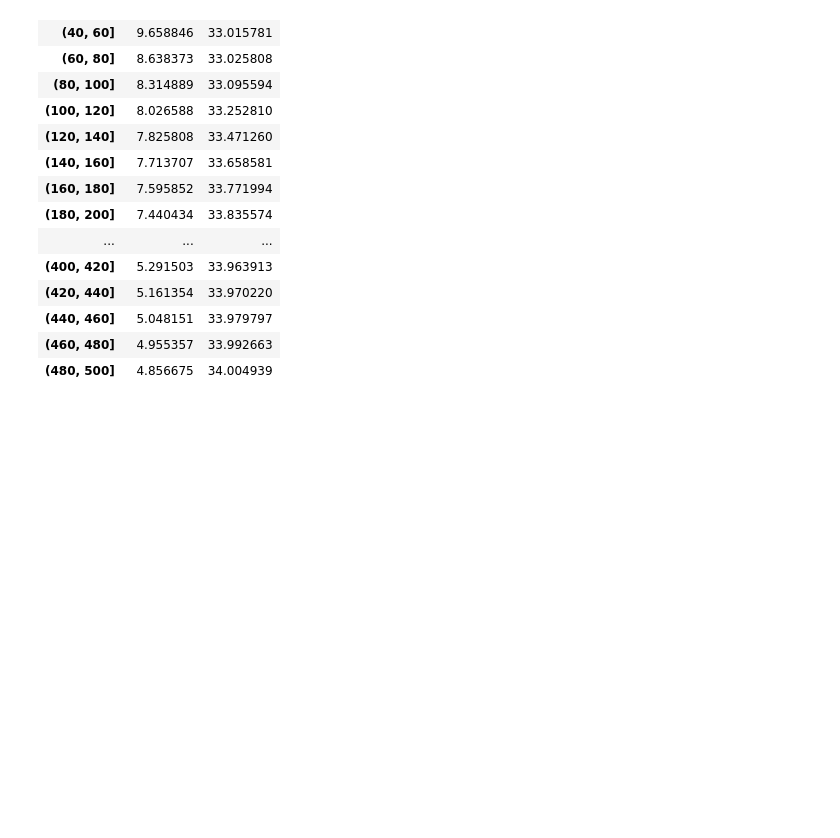
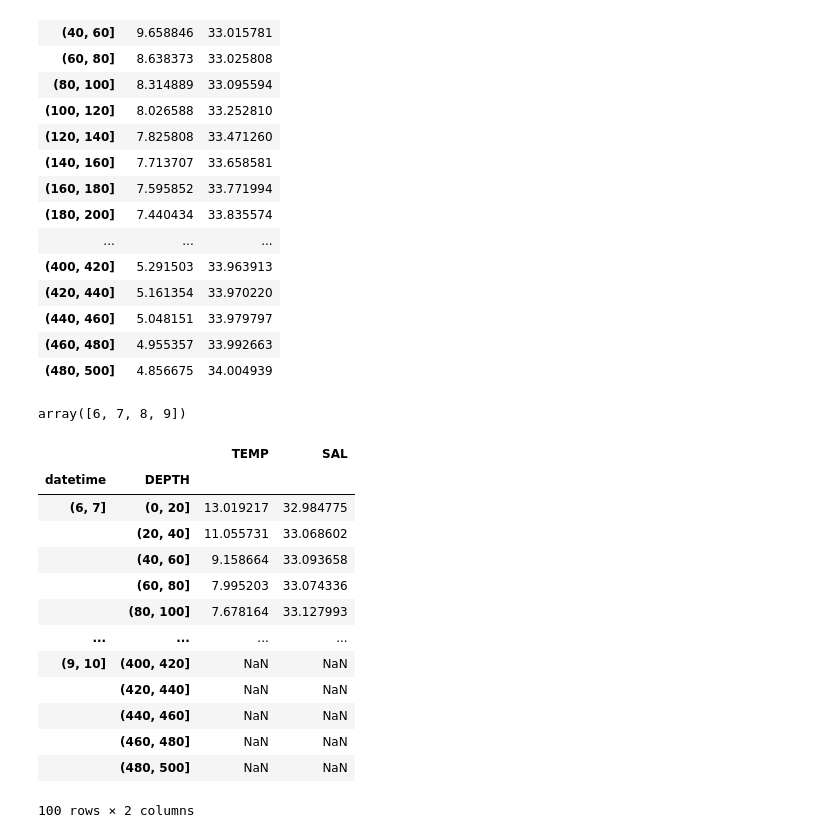
Before and after one commit to adityarn/MAR440_PythonModule, a Jupyter notebook: 04_Pandas.ipynb, the cells around one changed output. Saved outputs shown, nothing was run; the diff lists cells and outputs as text; code cells hidden in the pictures; blank space fills up the shorter version.

```diff
--- a/04_Pandas.ipynb
+++ b/04_Pandas.ipynb
@@ -404,3 +406,29 @@ meop.groupby(pd.cut(meop.DEPTH, np.arange(0, 501, 20) ))[["TEMP", "SAL"]].mean()
 | (440, 460] | 5.048151 | 33.979797 |
 | (460, 480] | 4.955357 | 33.992663 |
 | (480, 500] | 4.856675 | 34.004939 |
+# %%
+meop.datetime.dt.month.unique()
+# %% [output]
+array([6, 7, 8, 9])
+# %%
+def compute_depth_binned_mean(gdf, binsize=20):
+    return gdf.groupby(pd.cut(gdf.DEPTH, np.arange(0, 501, binsize) ))[["TEMP", "SAL"]].mean()
+# %%
+depth_month_binned_mean = meop.groupby(pd.cut(meop.datetime.dt.month, np.arange(6, 11) )).apply(compute_depth_binned_mean)
+# %%
+depth_month_binned_mean
+# %% [output]
+|  |  | TEMP | SAL |
+| datetime | DEPTH |  |  |
+| (6, 7] | (0, 20] | 13.019217 | 32.984775 |
+|  | (20, 40] | 11.055731 | 33.068602 |
+|  | (40, 60] | 9.158664 | 33.093658 |
+|  | (60, 80] | 7.995203 | 33.074336 |
+|  | (80, 100] | 7.678164 | 33.127993 |
+| ... | ... | ... | ... |
+| (9, 10] | (400, 420] | NaN | NaN |
+|  | (420, 440] | NaN | NaN |
+|  | (440, 460] | NaN | NaN |
+|  | (460, 480] | NaN | NaN |
+|  | (480, 500] | NaN | NaN |
+100 rows × 2 columns
```
Also changed, not shown: parts of 11 cells of this notebook, 1 other file.
